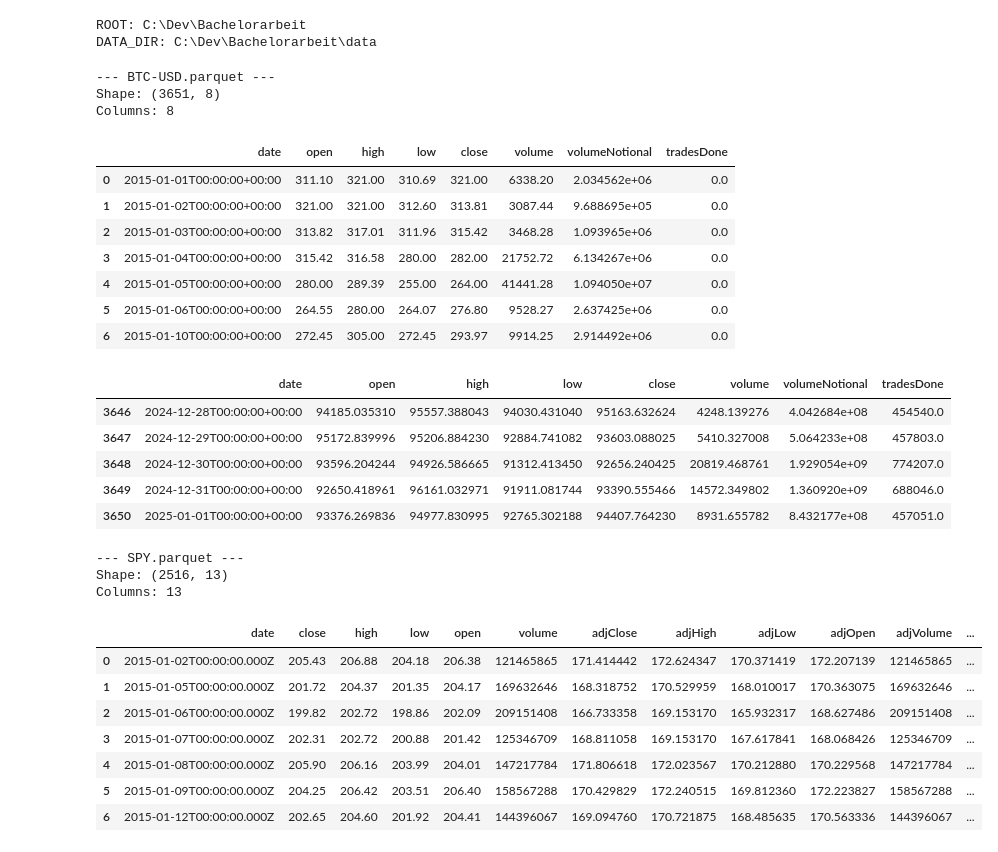
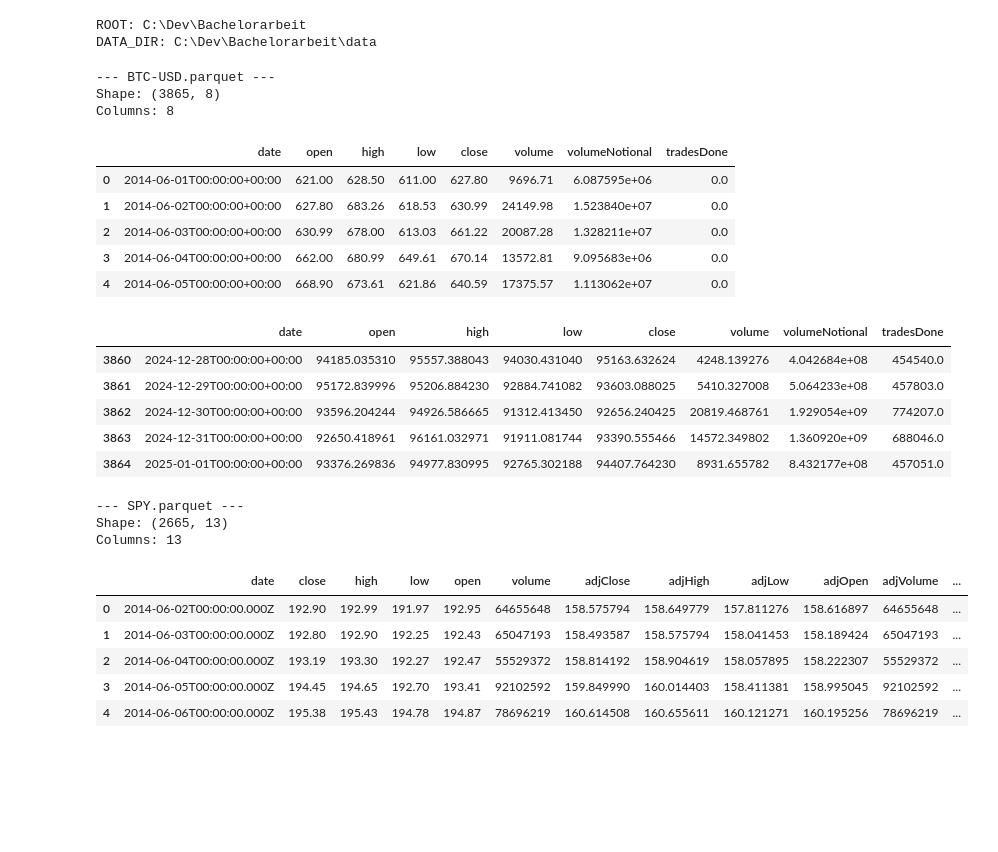
Before and after one commit to longrodeo/bachelorarbeit-drl-finance, a Jupyter notebook: notebooks/ploten_parquets_daten_check.ipynb, the cells around one changed output. Drawn from its saved outputs; the diff is of its cells as text; code cells hidden in the pictures; blank space fills up the shorter version.

```diff
--- a/notebooks/ploten_parquets_daten_check.ipynb
+++ b/notebooks/ploten_parquets_daten_check.ipynb
@@ -25,38 +25,34 @@ DATA_DIR: C:\Dev\Bachelorarbeit\data
 # %%
 raw_dir = DATA_DIR / "raw" / "assets_regions"
 
 df_btc = load_and_info(raw_dir / "BTC-USD.parquet")
-display(df_btc.head(7), df_btc.tail())
+display(df_btc.head(), df_btc.tail())
 
 df_spy = load_and_info(raw_dir / "SPY.parquet")
-display(df_spy.head(7), df_spy.tail())
+display(df_spy.head(), df_spy.tail())
 # %% [output]
 --- BTC-USD.parquet ---
-Shape: (3651, 8)
+Shape: (3865, 8)
 Columns: 8
 |  | date | open | high | low | close | volume | volumeNotional | tradesDone |
-| 0 | 2015-01-01T00:00:00+00:00 | 311.10 | 321.00 | 310.69 | 321.00 | 6338.20 | 2.034562e+06 | 0.0 |
-| 1 | 2015-01-02T00:00:00+00:00 | 321.00 | 321.00 | 312.60 | 313.81 | 3087.44 | 9.688695e+05 | 0.0 |
-| 2 | 2015-01-03T00:00:00+00:00 | 313.82 | 317.01 | 311.96 | 315.42 | 3468.28 | 1.093965e+06 | 0.0 |
-| 3 | 2015-01-04T00:00:00+00:00 | 315.42 | 316.58 | 280.00 | 282.00 | 21752.72 | 6.134267e+06 | 0.0 |
-| 4 | 2015-01-05T00:00:00+00:00 | 280.00 | 289.39 | 255.00 | 264.00 | 41441.28 | 1.094050e+07 | 0.0 |
-| 5 | 2015-01-06T00:00:00+00:00 | 264.55 | 280.00 | 264.07 | 276.80 | 9528.27 | 2.637425e+06 | 0.0 |
-| 6 | 2015-01-10T00:00:00+00:00 | 272.45 | 305.00 | 272.45 | 293.97 | 9914.25 | 2.914492e+06 | 0.0 |
+| 0 | 2014-06-01T00:00:00+00:00 | 621.00 | 628.50 | 611.00 | 627.80 | 9696.71 | 6.087595e+06 | 0.0 |
+| 1 | 2014-06-02T00:00:00+00:00 | 627.80 | 683.26 | 618.53 | 630.99 | 24149.98 | 1.523840e+07 | 0.0 |
+| 2 | 2014-06-03T00:00:00+00:00 | 630.99 | 678.00 | 613.03 | 661.22 | 20087.28 | 1.328211e+07 | 0.0 |
+| 3 | 2014-06-04T00:00:00+00:00 | 662.00 | 680.99 | 649.61 | 670.14 | 13572.81 | 9.095683e+06 | 0.0 |
+| 4 | 2014-06-05T00:00:00+00:00 | 668.90 | 673.61 | 621.86 | 640.59 | 17375.57 | 1.113062e+07 | 0.0 |
 |  | date | open | high | low | close | volume | volumeNotional | tradesDone |
-| 3646 | 2024-12-28T00:00:00+00:00 | 94185.035310 | 95557.388043 | 94030.431040 | 95163.632624 | 4248.139276 | 4.042684e+08 | 454540.0 |
-| 3647 | 2024-12-29T00:00:00+00:00 | 95172.839996 | 95206.884230 | 92884.741082 | 93603.088025 | 5410.327008 | 5.064233e+08 | 457803.0 |
-| 3648 | 2024-12-30T00:00:00+00:00 | 93596.204244 | 94926.586665 | 91312.413450 | 92656.240425 | 20819.468761 | 1.929054e+09 | 774207.0 |
-| 3649 | 2024-12-31T00:00:00+00:00 | 92650.418961 | 96161.032971 | 91911.081744 | 93390.555466 | 14572.349802 | 1.360920e+09 | 688046.0 |
-| 3650 | 2025-01-01T00:00:00+00:00 | 93376.269836 | 94977.830995 | 92765.302188 | 94407.764230 | 8931.655782 | 8.432177e+08 | 457051.0 |
+| 3860 | 2024-12-28T00:00:00+00:00 | 94185.035310 | 95557.388043 | 94030.431040 | 95163.632624 | 4248.139276 | 4.042684e+08 | 454540.0 |
+| 3861 | 2024-12-29T00:00:00+00:00 | 95172.839996 | 95206.884230 | 92884.741082 | 93603.088025 | 5410.327008 | 5.064233e+08 | 457803.0 |
+| 3862 | 2024-12-30T00:00:00+00:00 | 93596.204244 | 94926.586665 | 91312.413450 | 92656.240425 | 20819.468761 | 1.929054e+09 | 774207.0 |
+| 3863 | 2024-12-31T00:00:00+00:00 | 92650.418961 | 96161.032971 | 91911.081744 | 93390.555466 | 14572.349802 | 1.360920e+09 | 688046.0 |
+| 3864 | 2025-01-01T00:00:00+00:00 | 93376.269836 | 94977.830995 | 92765.302188 | 94407.764230 | 8931.655782 | 8.432177e+08 | 457051.0 |
 --- SPY.parquet ---
-Shape: (2516, 13)
+Shape: (2665, 13)
 Columns: 13
 |  | date | close | high | low | open | volume | adjClose | adjHigh | adjLow | adjOpen | adjVolume | ... |
-| 0 | 2015-01-02T00:00:00.000Z | 205.43 | 206.88 | 204.18 | 206.38 | 121465865 | 171.414442 | 172.624347 | 170.371419 | 172.207139 | 121465865 | ... |
-| 1 | 2015-01-05T00:00:00.000Z | 201.72 | 204.37 | 201.35 | 204.17 | 169632646 | 168.318752 | 170.529959 | 168.010017 | 170.363075 | 169632646 | ... |
-| 2 | 2015-01-06T00:00:00.000Z | 199.82 | 202.72 | 198.86 | 202.09 | 209151408 | 166.733358 | 169.153170 | 165.932317 | 168.627486 | 209151408 | ... |
-| 3 | 2015-01-07T00:00:00.000Z | 202.31 | 202.72 | 200.88 | 201.42 | 125346709 | 168.811058 | 169.153170 | 167.617841 | 168.068426 | 125346709 | ... |
-| 4 | 2015-01-08T00:00:00.000Z | 205.90 | 206.16 | 203.99 | 204.01 | 147217784 | 171.806618 | 172.023567 | 170.212880 | 170.229568 | 147217784 | ... |
-| 5 | 2015-01-09T00:00:00.000Z | 204.25 | 206.42 | 203.51 | 206.40 | 158567288 | 170.429829 | 172.240515 | 169.812360 | 172.223827 | 158567288 | ... |
-| 6 | 2015-01-12T00:00:00.000Z | 202.65 | 204.60 | 201.92 | 204.41 | 144396067 | 169.094760 | 170.721875 | 168.485635 | 170.563336 | 144396067 | ... |
+| 0 | 2014-06-02T00:00:00.000Z | 192.90 | 192.99 | 191.97 | 192.95 | 64655648 | 158.575794 | 158.649779 | 157.811276 | 158.616897 | 64655648 | ... |
+| 1 | 2014-06-03T00:00:00.000Z | 192.80 | 192.90 | 192.25 | 192.43 | 65047193 | 158.493587 | 158.575794 | 158.041453 | 158.189424 | 65047193 | ... |
+| 2 | 2014-06-04T00:00:00.000Z | 193.19 | 193.30 | 192.27 | 192.47 | 55529372 | 158.814192 | 158.904619 | 158.057895 | 158.222307 | 55529372 | ... |
+| 3 | 2014-06-05T00:00:00.000Z | 194.45 | 194.65 | 192.70 | 193.41 | 92102592 | 159.849990 | 160.014403 | 158.411381 | 158.995045 | 92102592 | ... |
+| 4 | 2014-06-06T00:00:00.000Z | 195.38 | 195.43 | 194.78 | 194.87 | 78696219 | 160.614508 | 160.655611 | 160.121271 | 160.195256 | 78696219 | ... |
 |  | date | close | high | low | open | volume | adjClose | adjHigh | adjLow | adjOpen | adjVolume | ... |
```
Also changed, not shown: parts of 6 cells of this notebook, 19 other files.
